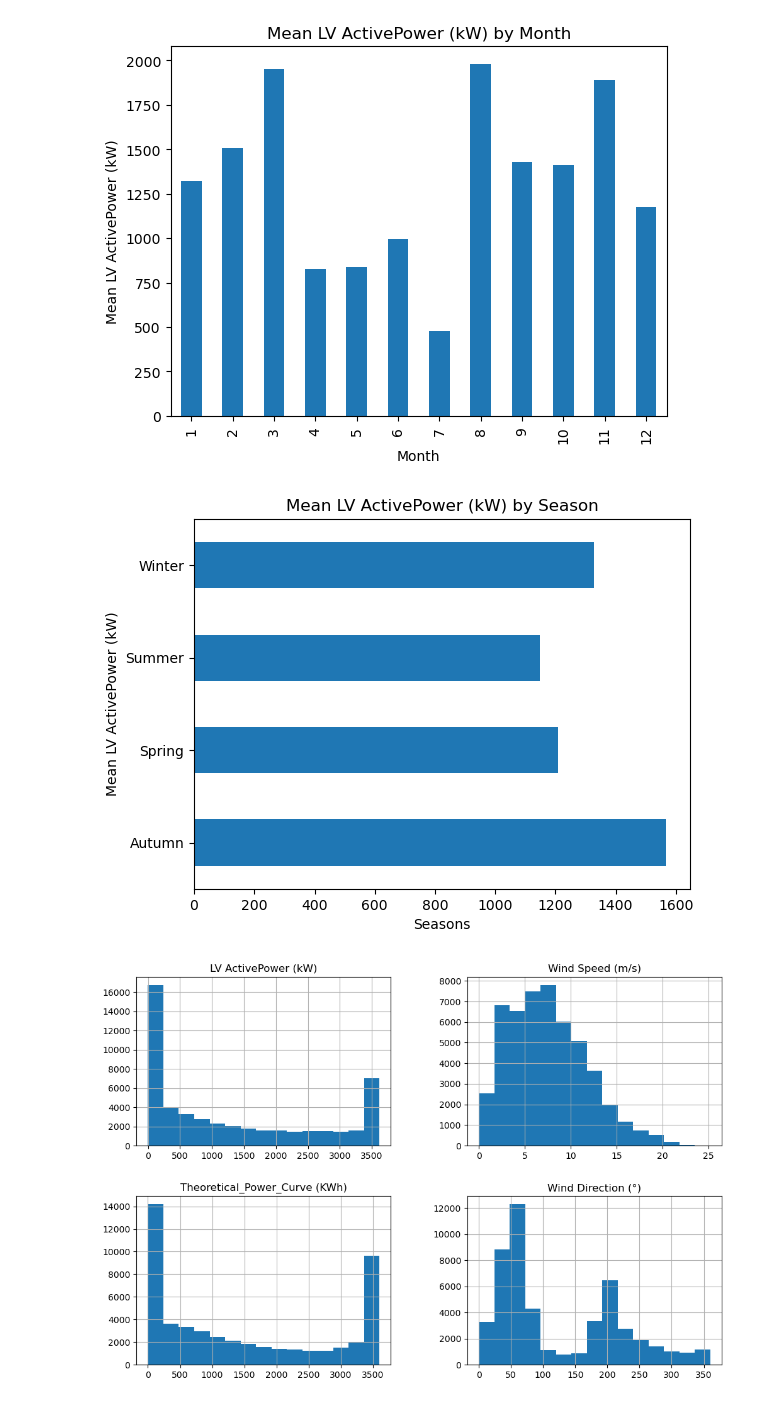
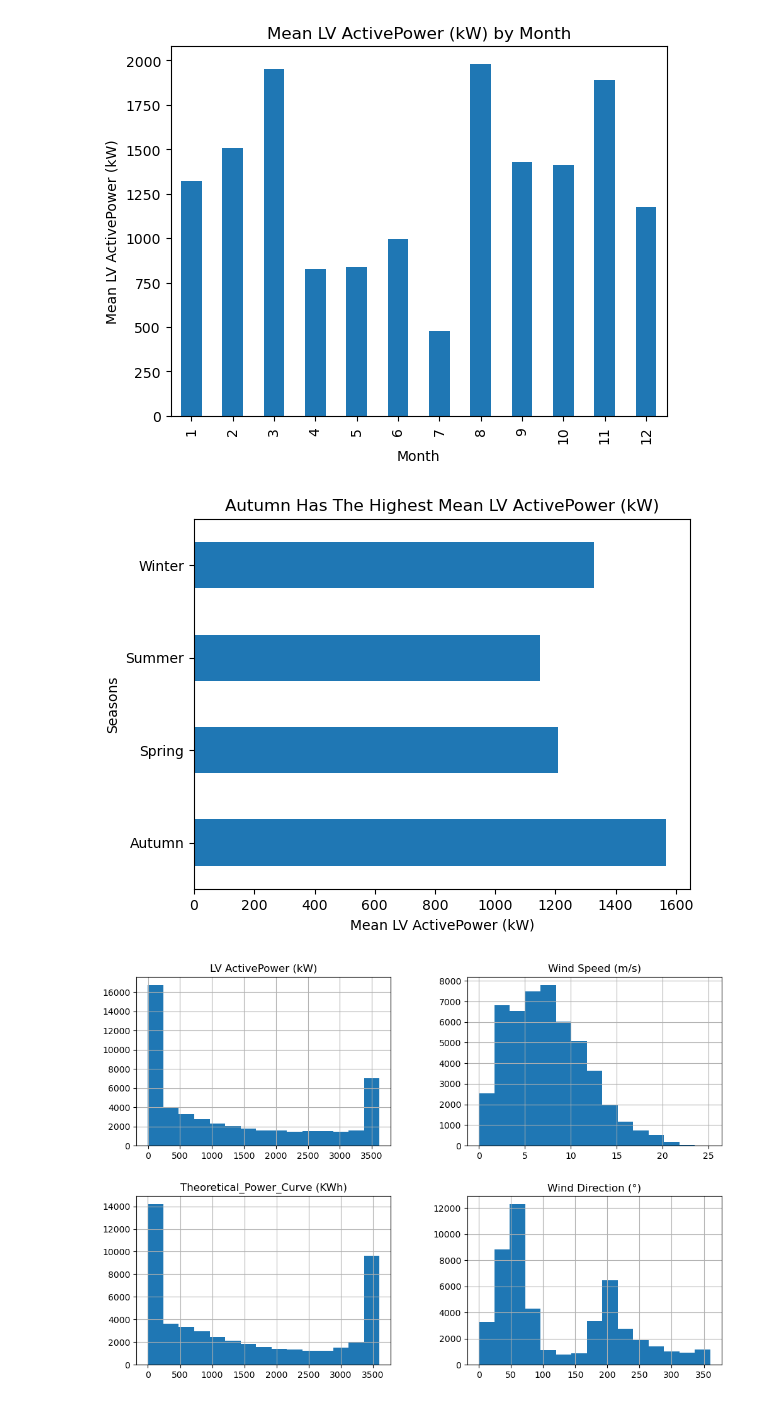
Before and after one commit to ermiyas-sidama/Wind_Energy_Analysis, a Jupyter notebook: Wind_Energy_Power_Analysis.ipynb, the cells around one changed output. Saved outputs shown, nothing was run; the diff lists cells and outputs as text; code cells hidden in the pictures.

```diff
--- a/Wind_Energy_Power_Analysis.ipynb
+++ b/Wind_Energy_Power_Analysis.ipynb
@@ -122,12 +122,12 @@ plt.show()
 # %%
 # Plotting the average seasonal power output
 Seasonal_power = df.groupby('Seasons')['LV ActivePower (kW)'].mean().plot(kind = 'barh')
-plt.xlabel('Seasons')
-plt.ylabel('Mean LV ActivePower (kW)')
-plt.title('Mean LV ActivePower (kW) by Season')
+plt.xlabel('Mean LV ActivePower (kW)')
+plt.ylabel('Seasons')
+plt.title('Autumn Has The Highest Mean LV ActivePower (kW)')
 plt.show()
 # %% [output]
-[figure, old version]
+[figure, new version]
 # %%
 # Histogram for each numerical columns
 num_col = ['LV ActivePower (kW)', 'Wind Speed (m/s)', 'Theoretical_Power_Curve (KWh)', 'Wind Direction (°)']
```
Also changed, not shown: parts of 1 cell of this notebook, 1 other file.
